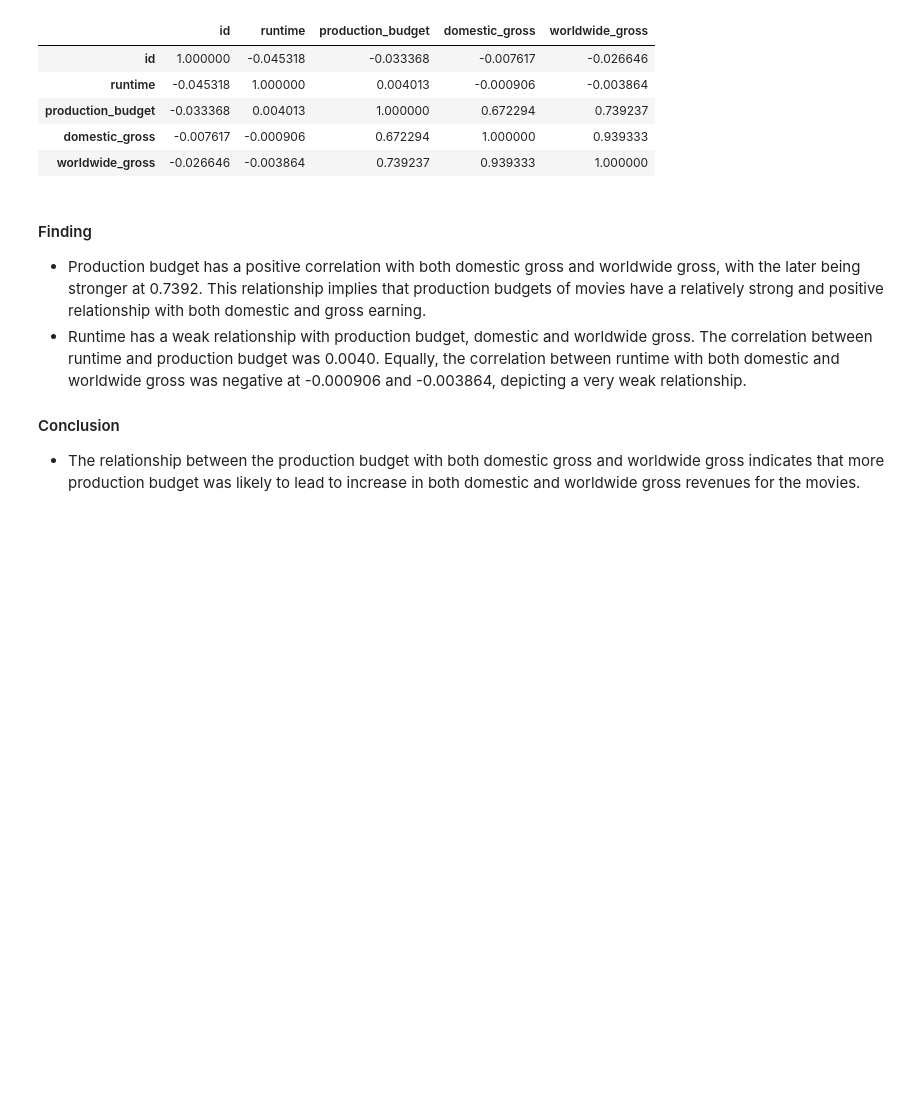
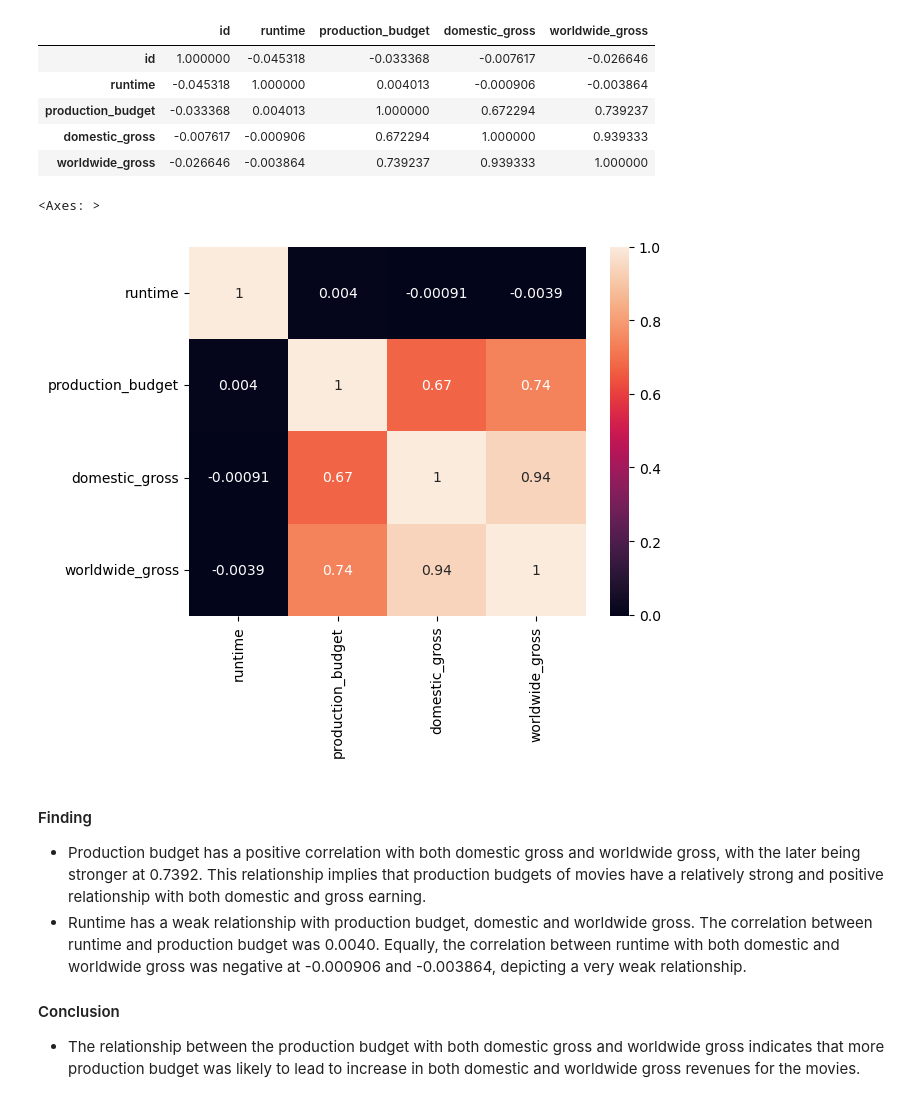
Before and after one commit to gkipkirui1/DSC_PT08P2_Phase_2_Project_Grp_1_Final, a Jupyter notebook: Index.ipynb, the cells around one changed output. Cells and saved outputs as stored; diff of their text form; code cells hidden in the pictures; blank space fills up the shorter version.

```diff
--- a/Index.ipynb
+++ b/Index.ipynb
@@ -698,6 +703,12 @@ corr_merged_df
 | production_budget | -0.033368 | 0.004013 | 1.000000 | 0.672294 | 0.739237 |
 | domestic_gross | -0.007617 | -0.000906 | 0.672294 | 1.000000 | 0.939333 |
 | worldwide_gross | -0.026646 | -0.003864 | 0.739237 | 0.939333 | 1.000000 |
+# %%
+# Use hitmap to visualise correlation
+sns.heatmap(merged_df[["runtime",'production_budget',"domestic_gross","worldwide_gross"]].corr(),annot=True)
+# %% [output]
+<Axes: >
+[figure, added]
 # %% [markdown]
 #### Finding
 * Production budget has a positive correlation with both domestic gross and worldwide gross, with the later being stronger at 0.7392. This relationship implies that production budgets of movies have a relatively strong and positive relationship with both domestic and gross earning.
```
Also changed, not shown: parts of 9 cells of this notebook.
